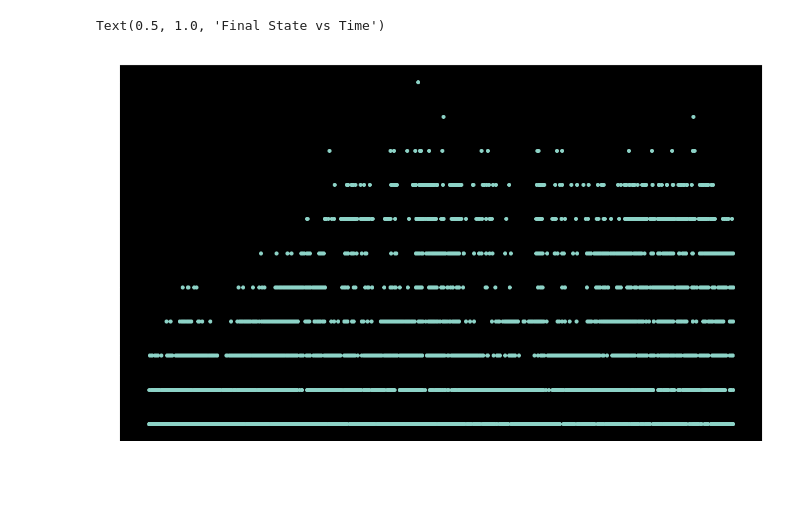
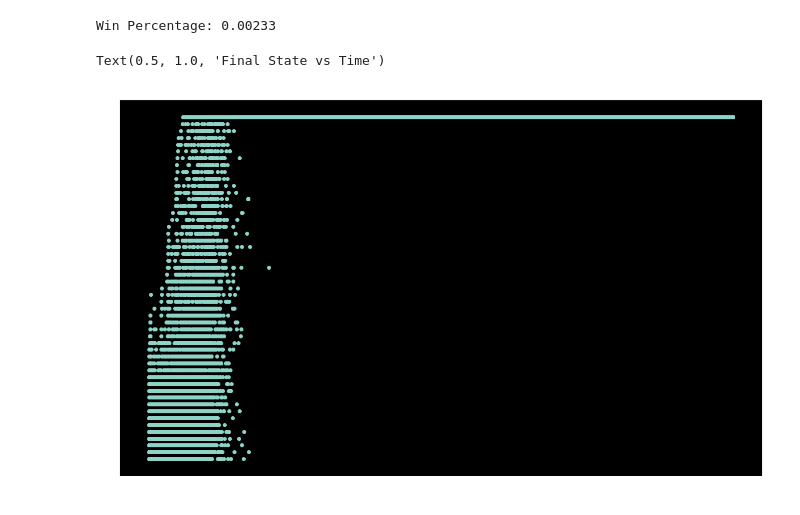
Before and after one commit to EricaHD/GettingGoodAtGoogol, a Jupyter notebook: SarsaTraining.ipynb, the cells around one changed output. Saved outputs shown, nothing was run; the diff lists cells and outputs as text; code cells hidden in the pictures.

Commit message:
Added reward fn

```diff
--- a/SarsaTraining.ipynb
+++ b/SarsaTraining.ipynb
@@ -10,19 +10,25 @@ from Agent import SarsaAgent,QAgent
 import matplotlib.pyplot as plt
 %matplotlib inline
 plt.style.use(['dark_background'])
+# %%
+reward_fn =lambda win: 50 if win else -1
 # %%
-game = Game(lo=1, hi=1000, n_states=50, replace=False, reward=50)
+game = Game(lo=1, hi=1000, n_states=50, replace=False, reward_fn=reward_fn)
 # %%
-agent = SarsaAgent(alpha=0.1, gamma=0.6, eps=0.3, eps_decay=1e-5, s_cost=0)
+agent = QAgent(alpha=0.1, gamma=0.15, eps=0.3, eps_decay=1e-5, s_cost=0)
 
-game.autoTrain(agent, 10000)
+n_games = 100000
+
+game.autoTrain(agent, n_games)
+
+print("Win Percentage: {:.3}".format(agent.wins/n_games))
 
 plt.figure(figsize=(20,12))
-
 plt.scatter(np.arange(len(agent.final_state)), agent.final_state)
 plt.ylabel("Final State")
 plt.xlabel("Time")
 plt.title("Final State vs Time")
 # %% [output]
-Text(0.5, 1.0, 'Final State vs Time')
+Win Percentage: 0.00233
+Text(0.5, 1.0, 'Final State vs Time')
-[figure, old version]
+[figure, new version]
```
Also changed, not shown: parts of 3 cells of this notebook, 2 other files.
